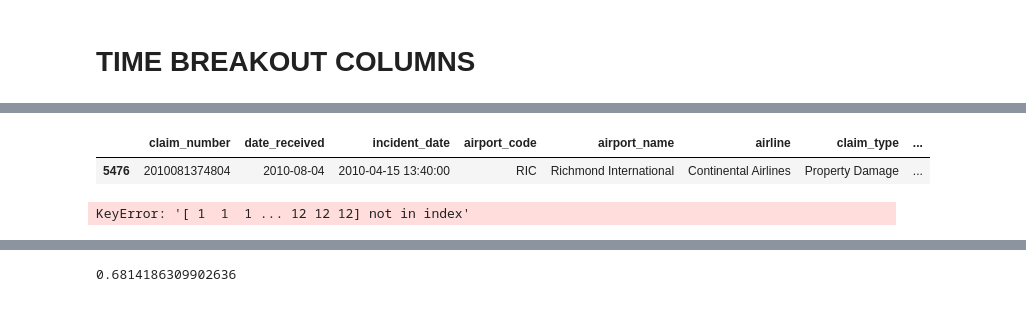
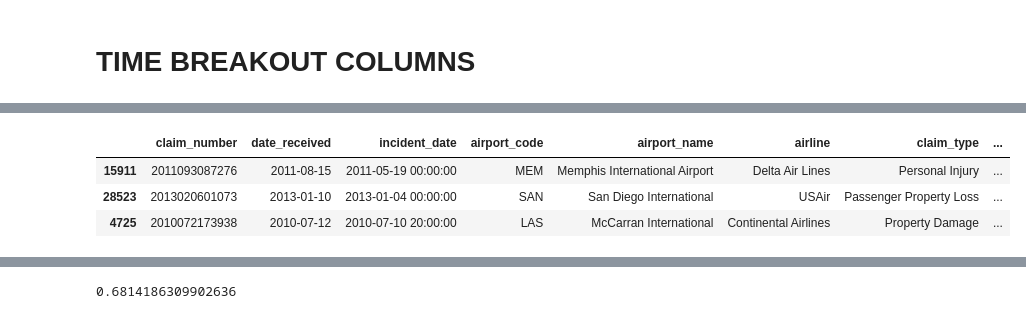
Before and after one commit to spencertollefson/tsa_claims, a Jupyter notebook: simple_random_forest.ipynb, the cells around one changed output, grey strips where cells are left out. Saved outputs shown, nothing was run; the diff lists cells and outputs as text; code cells hidden in the pictures.

```diff
--- a/simple_random_forest.ipynb
+++ b/simple_random_forest.ipynb
@@ -118,6 +119,7 @@ df['days_waited_to_file_claim'] = wait_period.dt.days
 df = df[df.days_waited_to_file_claim >= 0]
 
 df.reset_index(inplace=True,drop=True)
+df['bin_dispos_onehot'] = df['binary_disposition'].apply(lambda x: 1 if x == 'Compensate' else 0)
 # %% [output]
 A value is trying to be set on a copy of a slice from a DataFrame
 
@@ -141,6 +134,11 @@ df.head()
 # %% [markdown]
 # TIME BREAKOUT COLUMNS
 # %%
-df['Week/Year'] = df['incident_date'].apply(lambda x: "%d/%d" % (x.week, x.year))
-df['Week'] = df['incident_date'].apply(lambda x: "%d" % (x.week))
-df['Year'] = df['incident_date'].apply(lambda x: "%d" % (x.year))
+df['Week/Year_inc_date'] = df['incident_date'].apply(lambda x: "%d/%d" % (x.week, x.year))
+df['Week_inc_date'] = df['incident_date'].apply(lambda x: "%d" % (x.week))
+df['Month_inc_date'] = df['incident_date'].apply(lambda x: "%d" % (x.month))
+df['Year_inc_date'] = df['incident_date'].apply(lambda x: "%d" % (x.year))
+
+df['Week_received'] = df['date_received'].apply(lambda x: "%d" % (x.week))
+df['Month_received'] = df['date_received'].apply(lambda x: "%d" % (x.month))
+df['Year_received'] = df['date_received'].apply(lambda x: "%d" % (x.year))
@@ -147,9 +154,7 @@ df['Year'] = df['incident_date'].apply(lambda x: "%d" % (x.year))
 # %%
-df.sample()
+df.sample(3)
 # %% [output]
 |  | claim_number | date_received | incident_date | airport_code | airport_name | airline | claim_type | ... |
-| 5476 | 2010081374804 | 2010-08-04 | 2010-04-15 13:40:00 | RIC | Richmond International | Continental Airlines | Property Damage | ... |
+| 15911 | 2011093087276 | 2011-08-15 | 2011-05-19 00:00:00 | MEM | Memphis International Airport | Delta Air Lines | Personal Injury | ... |
+| 28523 | 2013020601073 | 2013-01-10 | 2013-01-04 00:00:00 | SAN | San Diego International | USAir | Passenger Property Loss | ... |
+| 4725 | 2010072173938 | 2010-07-12 | 2010-07-10 20:00:00 | LAS | McCarran International | Continental Airlines | Property Damage | ... |
-# %%
-df.plot(x=df['incident_date'].dt.month, y='binary_disposition',kind='line')
-# %% [output]
-KeyError: '[ 1  1  1 ... 12 12 12] not in index'
```
Also changed, not shown: parts of 14 cells of this notebook, 2 other files.
